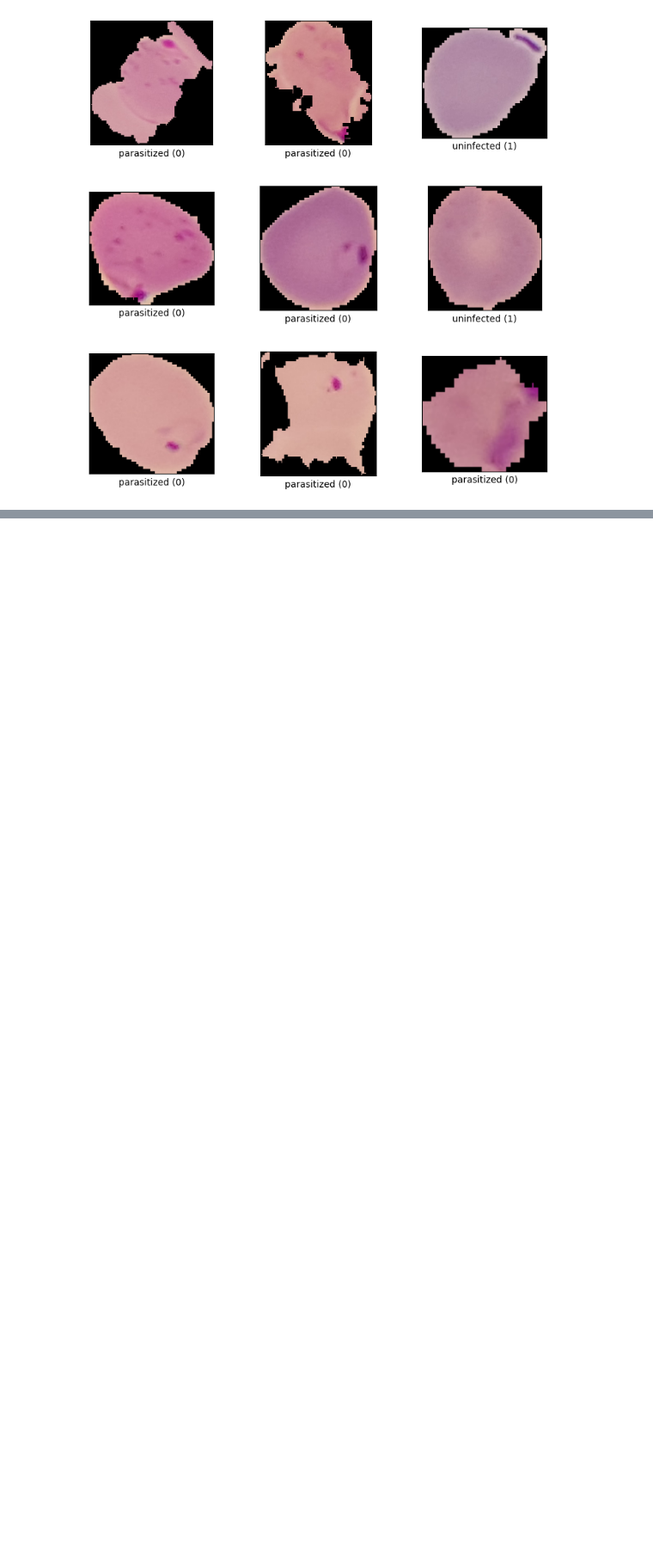
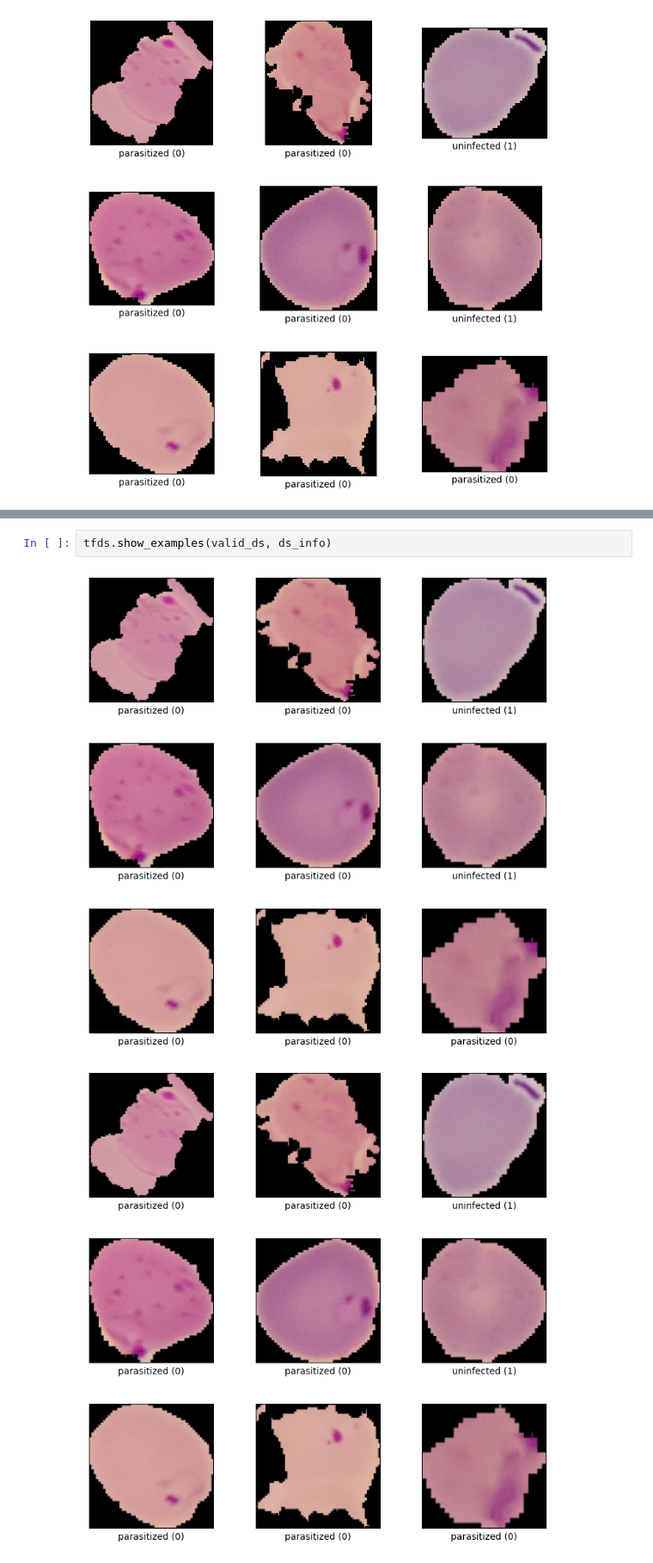
Before and after one commit to BrookMaoDev/Hack-the-Valley-8---INSERT-PROJECT-NAME-HERE, a Jupyter notebook: malaria_cell_classification_tensorflow.ipynb, the cells around one changed output, grey strips where cells are left out. Shown at 86% size. Saved outputs shown, nothing was run; the diff lists cells and outputs as text; blank space fills up the shorter version.

```diff
--- a/malaria_cell_classification_tensorflow.ipynb
+++ b/malaria_cell_classification_tensorflow.ipynb
@@ -37,0 +50,5 @@ tfds.show_examples(valid_ds, ds_info)
+# %%
+tfds.show_examples(valid_ds, ds_info)
+# %% [output]
+[figure, added]
+[figure, added]
```
Also changed, not shown: parts of 7 cells of this notebook.
